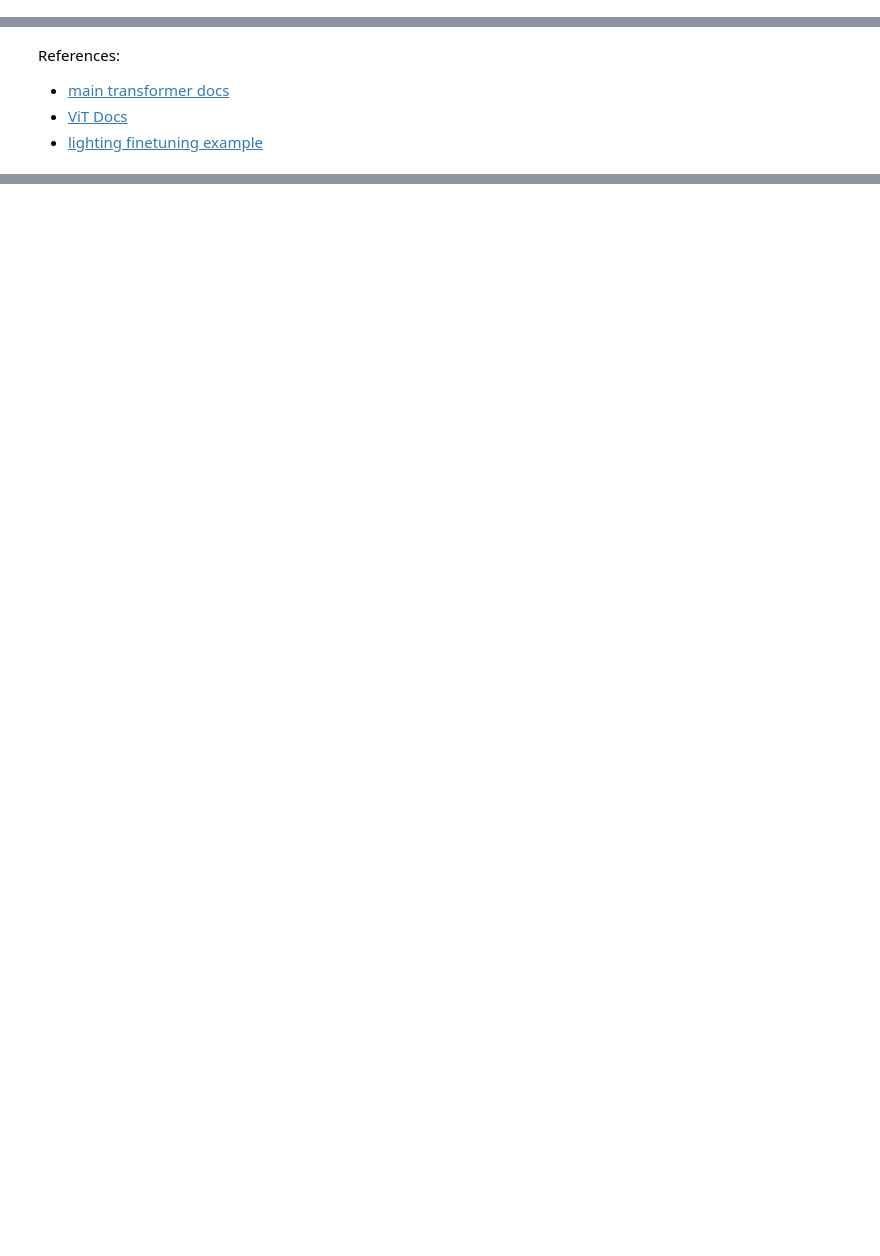
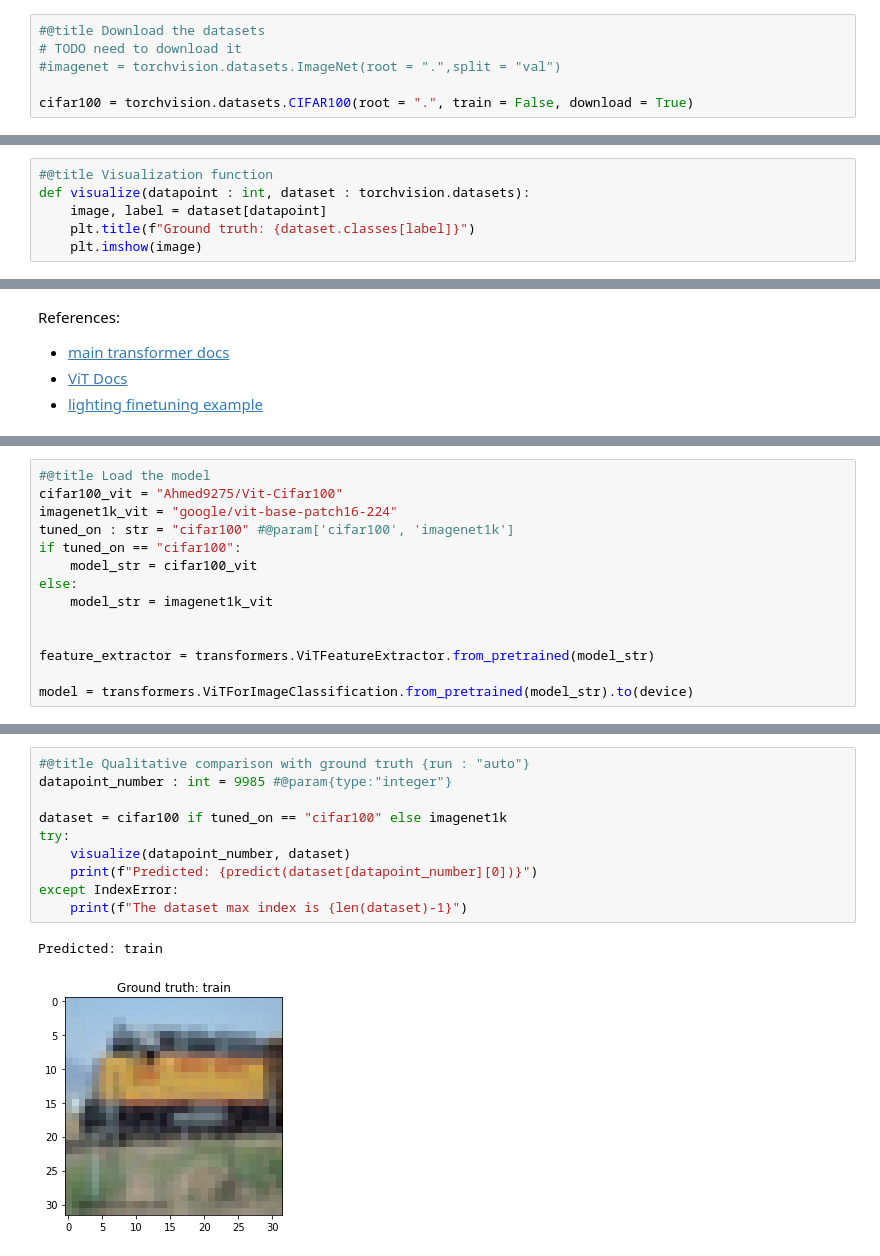
Before and after one commit to MatteoGioia/ViT2MLPMixerKD, a Jupyter notebook: ViT2MLPKD.ipynb, the cells around one changed output, grey strips where cells are left out. Saved outputs shown, nothing was run; the diff lists cells and outputs as text; blank space fills up the shorter version.

Commit message:
Sorted stuff, added CIFAR100 and visual/accuracy

```diff
--- a/ViT2MLPKD.ipynb
+++ b/ViT2MLPKD.ipynb
@@ -14,0 +52,6 @@ if not os.path.exists("ViT2MLP"):
+# %%
+#@title Download the datasets
+# TODO need to download it
+#imagenet = torchvision.datasets.ImageNet(root = ".",split = "val")
+
+cifar100 = torchvision.datasets.CIFAR100(root = ".", train = False, download = True)
@@ -15 +60,7 @@ if not os.path.exists("ViT2MLP"):
+# %%
+#@title Visualization function
+def visualize(datapoint : int, dataset : torchvision.datasets):
+    image, label = dataset[datapoint]
+    plt.title(f"Ground truth: {dataset.classes[label]}")
+    plt.imshow(image)
 # %% [markdown]
@@ -36 +77,15 @@ Load ViT finetuned on Imnet1k. To load the non fine-tuned version use **"google/
+# %%
+#@title Load the model
+cifar100_vit = "Ahmed9275/Vit-Cifar100"
+imagenet1k_vit = "google/vit-base-patch16-224"
+tuned_on : str = "cifar100" #@param['cifar100', 'imagenet1k']
+if tuned_on == "cifar100":
+    model_str = cifar100_vit
+else:
+    model_str = imagenet1k_vit
+
+
+feature_extractor = transformers.ViTFeatureExtractor.from_pretrained(model_str)
+
+model = transformers.ViTForImageClassification.from_pretrained(model_str).to(device)
 # %%
@@ -58,0 +103,13 @@ drilling platform, offshore rig
+# %%
+#@title Qualitative comparison with ground truth {run : "auto"}
+datapoint_number : int = 9985 #@param{type:"integer"}
+
+dataset = cifar100 if tuned_on == "cifar100" else imagenet1k
+try:
+    visualize(datapoint_number, dataset)
+    print(f"Predicted: {predict(dataset[datapoint_number][0])}")
+except IndexError:
+    print(f"The dataset max index is {len(dataset)-1}")
+# %% [output]
+Predicted: train
+[figure, added]
```
Also changed, not shown: parts of 17 cells of this notebook.
